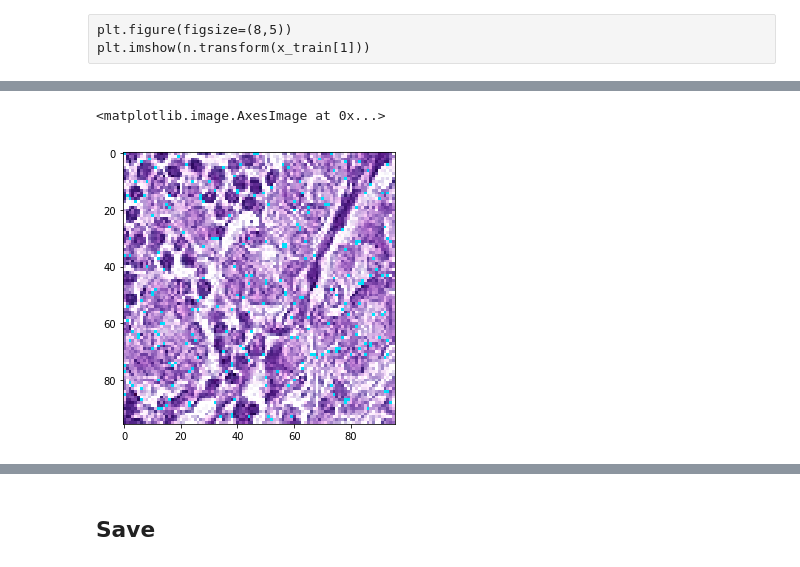
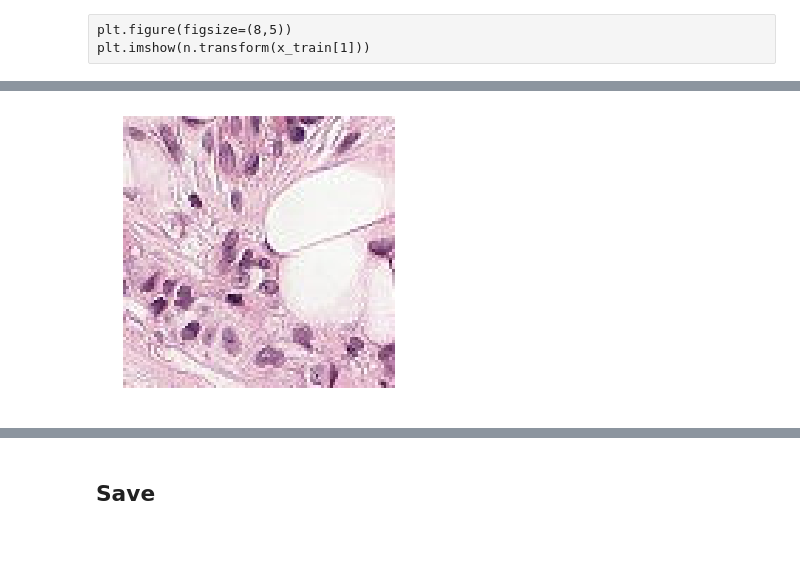
Before and after one commit to simgeekiz/PatchCamelyon, a Jupyter notebook: stainnorm/Normalized.ipynb, the cells around one changed output, grey strips where cells are left out. Saved outputs shown, nothing was run; the diff lists cells and outputs as text; code cells hidden in the pictures.

```diff
--- a/stainnorm/Normalized.ipynb
+++ b/stainnorm/Normalized.ipynb
@@ -28,6 +30,20 @@ len(x_train), len(x_valid)
+# %%
+def show(image, now=True, fig_size=(10, 10)):
+    image = image.astype(np.float32)
+    m, M = image.min(), image.max()
+    if fig_size != None:
+        plt.rcParams['figure.figsize'] = (fig_size[0], fig_size[1])
+    plt.imshow((image - m) / (M - m), cmap='gray')
+    plt.axis('off')
+    if now == True:
+        plt.show()
 # %% [markdown]
 # Normalizer
 # %%
 n = stainNorm_Macenko.Normalizer()
-# %%
-first, x_train = x_train[0], x_train[1:]
+# %%
+first_x = x_train[10]
+first_y = y_train[10]
+x_train = np.delete(x_train, 10, 0)
+y_train = np.delete(y_train, 10, 0)
+len(x_train), len(y_train)
@@ -73,2 +237,2 @@ x_train_norm = utils.build_stack(bs_inputs)
 # %%
-ind = 0
+ind = 3
@@ -75,8 +244,7 @@ ind = 0
 # %%
 plt.figure(figsize=(8,5))
-plt.imshow(n.transform(x_train[ind]))
+show(x_train[ind])
 # %% [output]
-<matplotlib.image.AxesImage at 0x...>
-[figure, old version]
+[figure, new version]
 # %%
 plt.figure(figsize=(8,5))
```
Also changed, not shown: parts of 13 cells of this notebook, 2 other files.
